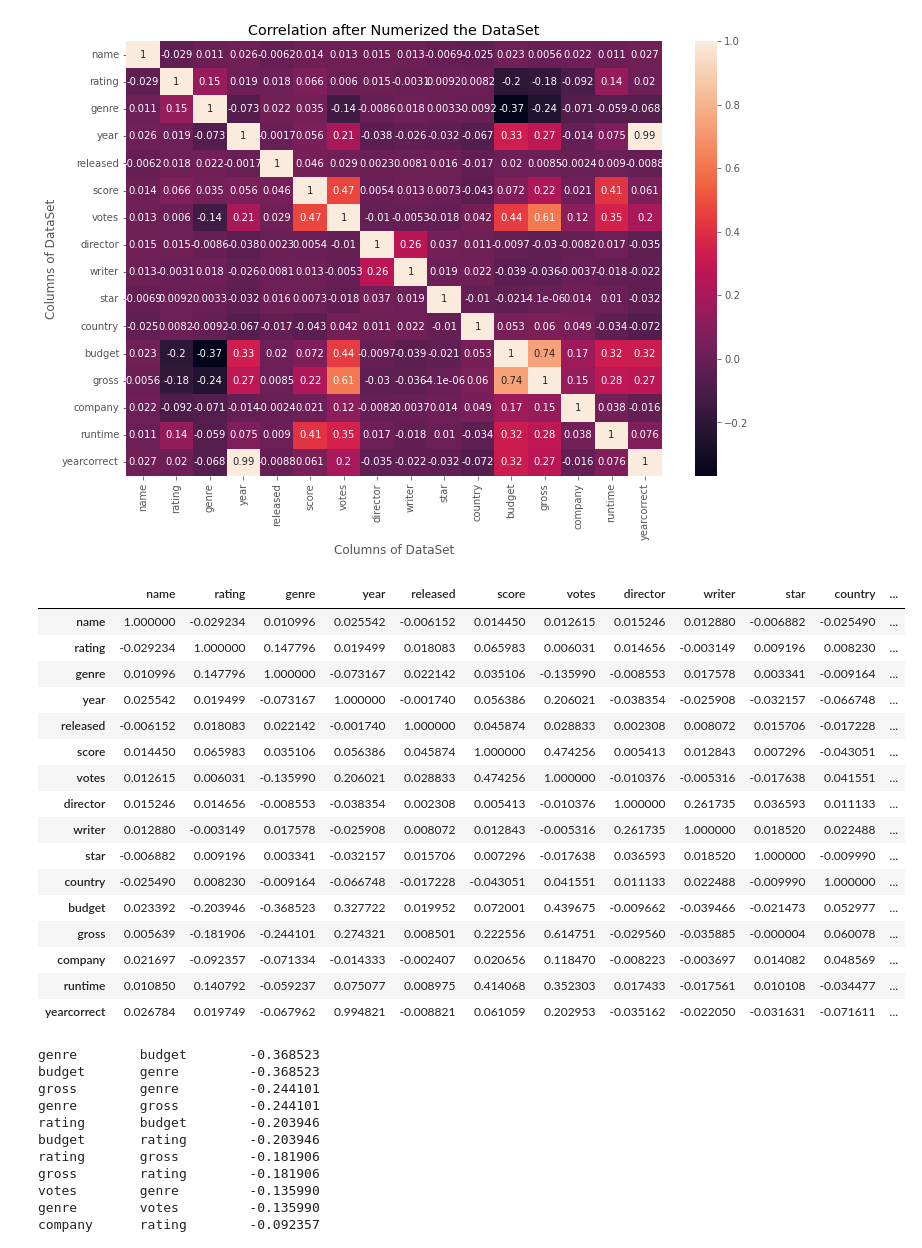
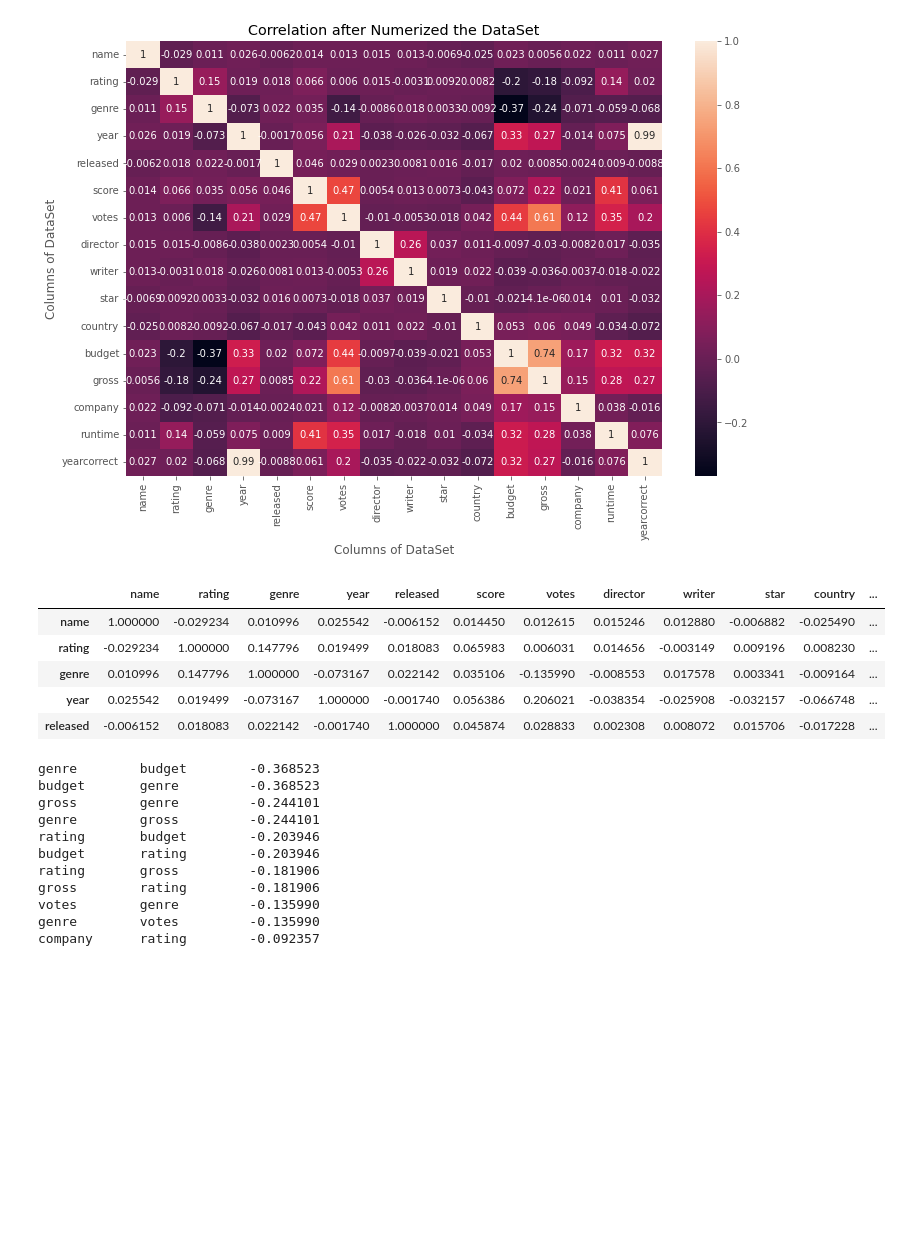
Before and after one commit to PavlosPo/Python-Correlation, a Jupyter notebook: python_corr_project.ipynb, the cells around one changed output. Drawn from its saved outputs; the diff is of its cells as text; code cells hidden in the pictures; blank space fills up the shorter version.

```diff
--- a/python_corr_project.ipynb
+++ b/python_corr_project.ipynb
@@ -320,23 +316,13 @@ plt.show()
 # %% [output]
 [figure]
 # %%
-df_num_corr
+# Observing the numerical correlations
+df_num_corr.head()
 # %% [output]
 |  | name | rating | genre | year | released | score | votes | director | writer | star | country | ... |
 | name | 1.000000 | -0.029234 | 0.010996 | 0.025542 | -0.006152 | 0.014450 | 0.012615 | 0.015246 | 0.012880 | -0.006882 | -0.025490 | ... |
 | rating | -0.029234 | 1.000000 | 0.147796 | 0.019499 | 0.018083 | 0.065983 | 0.006031 | 0.014656 | -0.003149 | 0.009196 | 0.008230 | ... |
 | genre | 0.010996 | 0.147796 | 1.000000 | -0.073167 | 0.022142 | 0.035106 | -0.135990 | -0.008553 | 0.017578 | 0.003341 | -0.009164 | ... |
 | year | 0.025542 | 0.019499 | -0.073167 | 1.000000 | -0.001740 | 0.056386 | 0.206021 | -0.038354 | -0.025908 | -0.032157 | -0.066748 | ... |
 | released | -0.006152 | 0.018083 | 0.022142 | -0.001740 | 1.000000 | 0.045874 | 0.028833 | 0.002308 | 0.008072 | 0.015706 | -0.017228 | ... |
-| score | 0.014450 | 0.065983 | 0.035106 | 0.056386 | 0.045874 | 1.000000 | 0.474256 | 0.005413 | 0.012843 | 0.007296 | -0.043051 | ... |
-| votes | 0.012615 | 0.006031 | -0.135990 | 0.206021 | 0.028833 | 0.474256 | 1.000000 | -0.010376 | -0.005316 | -0.017638 | 0.041551 | ... |
-| director | 0.015246 | 0.014656 | -0.008553 | -0.038354 | 0.002308 | 0.005413 | -0.010376 | 1.000000 | 0.261735 | 0.036593 | 0.011133 | ... |
-| writer | 0.012880 | -0.003149 | 0.017578 | -0.025908 | 0.008072 | 0.012843 | -0.005316 | 0.261735 | 1.000000 | 0.018520 | 0.022488 | ... |
-| star | -0.006882 | 0.009196 | 0.003341 | -0.032157 | 0.015706 | 0.007296 | -0.017638 | 0.036593 | 0.018520 | 1.000000 | -0.009990 | ... |
-| country | -0.025490 | 0.008230 | -0.009164 | -0.066748 | -0.017228 | -0.043051 | 0.041551 | 0.011133 | 0.022488 | -0.009990 | 1.000000 | ... |
-| budget | 0.023392 | -0.203946 | -0.368523 | 0.327722 | 0.019952 | 0.072001 | 0.439675 | -0.009662 | -0.039466 | -0.021473 | 0.052977 | ... |
-| gross | 0.005639 | -0.181906 | -0.244101 | 0.274321 | 0.008501 | 0.222556 | 0.614751 | -0.029560 | -0.035885 | -0.000004 | 0.060078 | ... |
-| company | 0.021697 | -0.092357 | -0.071334 | -0.014333 | -0.002407 | 0.020656 | 0.118470 | -0.008223 | -0.003697 | 0.014082 | 0.048569 | ... |
-| runtime | 0.010850 | 0.140792 | -0.059237 | 0.075077 | 0.008975 | 0.414068 | 0.352303 | 0.017433 | -0.017561 | 0.010108 | -0.034477 | ... |
-| yearcorrect | 0.026784 | 0.019749 | -0.067962 | 0.994821 | -0.008821 | 0.061059 | 0.202953 | -0.035162 | -0.022050 | -0.031631 | -0.071611 | ... |
 # %%
```
Also changed, not shown: parts of 9 cells of this notebook.
